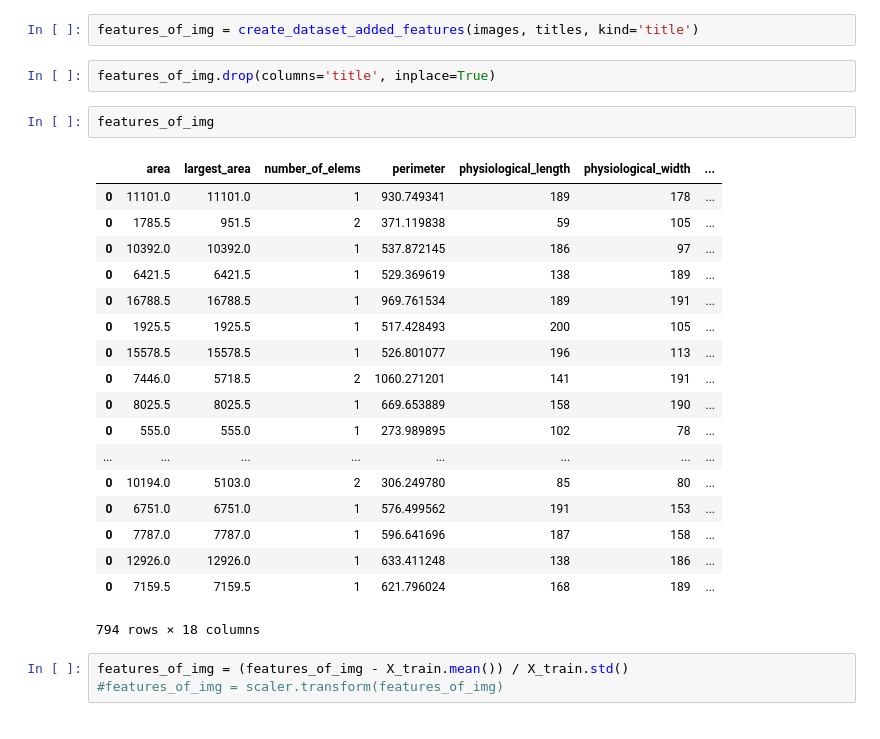
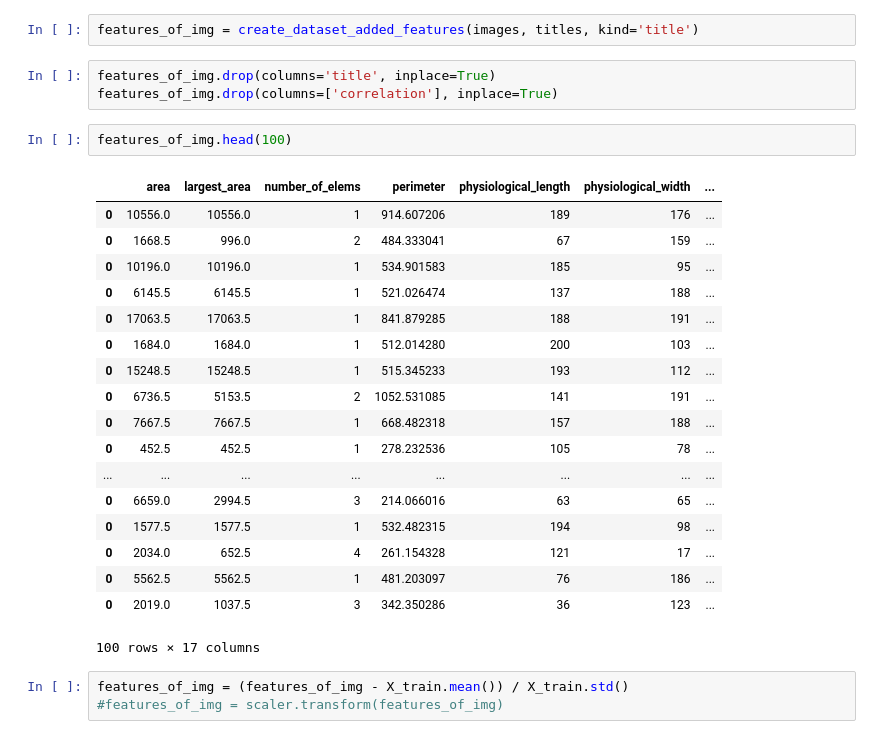
Before and after one commit to Anacriel/plant_seed_classification, a Jupyter notebook: notebooks/0.4-train-first-svm-model.ipynb, the cells around one changed output. Drawn from its saved outputs; the diff is of its cells as text.

```diff
--- a/notebooks/0.4-train-first-svm-model.ipynb
+++ b/notebooks/0.4-train-first-svm-model.ipynb
@@ -193,27 +193,28 @@ images, titles = vs.read_images(test_image_dir, data_type='test')
 features_of_img = create_dataset_added_features(images, titles, kind='title')
 # %%
 features_of_img.drop(columns='title', inplace=True)
+features_of_img.drop(columns=['correlation'], inplace=True)
 # %%
-features_of_img
+features_of_img.head(100)
 # %% [output]
 |  | area | largest_area | number_of_elems | perimeter | physiological_length | physiological_width | ... |
-| 0 | 11101.0 | 11101.0 | 1 | 930.749341 | 189 | 178 | ... |
-| 0 | 1785.5 | 951.5 | 2 | 371.119838 | 59 | 105 | ... |
-| 0 | 10392.0 | 10392.0 | 1 | 537.872145 | 186 | 97 | ... |
-| 0 | 6421.5 | 6421.5 | 1 | 529.369619 | 138 | 189 | ... |
-| 0 | 16788.5 | 16788.5 | 1 | 969.761534 | 189 | 191 | ... |
-| 0 | 1925.5 | 1925.5 | 1 | 517.428493 | 200 | 105 | ... |
-| 0 | 15578.5 | 15578.5 | 1 | 526.801077 | 196 | 113 | ... |
-| 0 | 7446.0 | 5718.5 | 2 | 1060.271201 | 141 | 191 | ... |
-| 0 | 8025.5 | 8025.5 | 1 | 669.653889 | 158 | 190 | ... |
-| 0 | 555.0 | 555.0 | 1 | 273.989895 | 102 | 78 | ... |
+| 0 | 10556.0 | 10556.0 | 1 | 914.607206 | 189 | 176 | ... |
+| 0 | 1668.5 | 996.0 | 2 | 484.333041 | 67 | 159 | ... |
+| 0 | 10196.0 | 10196.0 | 1 | 534.901583 | 185 | 95 | ... |
+| 0 | 6145.5 | 6145.5 | 1 | 521.026474 | 137 | 188 | ... |
+| 0 | 17063.5 | 17063.5 | 1 | 841.879285 | 188 | 191 | ... |
+| 0 | 1684.0 | 1684.0 | 1 | 512.014280 | 200 | 103 | ... |
+| 0 | 15248.5 | 15248.5 | 1 | 515.345233 | 193 | 112 | ... |
+| 0 | 6736.5 | 5153.5 | 2 | 1052.531085 | 141 | 191 | ... |
+| 0 | 7667.5 | 7667.5 | 1 | 668.482318 | 157 | 188 | ... |
+| 0 | 452.5 | 452.5 | 1 | 278.232536 | 105 | 78 | ... |
 | ... | ... | ... | ... | ... | ... | ... | ... |
-| 0 | 10194.0 | 5103.0 | 2 | 306.249780 | 85 | 80 | ... |
-| 0 | 6751.0 | 6751.0 | 1 | 576.499562 | 191 | 153 | ... |
-| 0 | 7787.0 | 7787.0 | 1 | 596.641696 | 187 | 158 | ... |
-| 0 | 12926.0 | 12926.0 | 1 | 633.411248 | 138 | 186 | ... |
-| 0 | 7159.5 | 7159.5 | 1 | 621.796024 | 168 | 189 | ... |
+| 0 | 6659.0 | 2994.5 | 3 | 214.066016 | 63 | 65 | ... |
+| 0 | 1577.5 | 1577.5 | 1 | 532.482315 | 194 | 98 | ... |
+| 0 | 2034.0 | 652.5 | 4 | 261.154328 | 121 | 17 | ... |
+| 0 | 5562.5 | 5562.5 | 1 | 481.203097 | 76 | 186 | ... |
+| 0 | 2019.0 | 1037.5 | 3 | 342.350286 | 36 | 123 | ... |
-794 rows × 18 columns
+100 rows × 17 columns
 # %%
 features_of_img = (features_of_img - X_train.mean()) / X_train.std()
 #features_of_img = scaler.transform(features_of_img)
```
Also changed, not shown: parts of 11 cells of this notebook, 12 other files.
